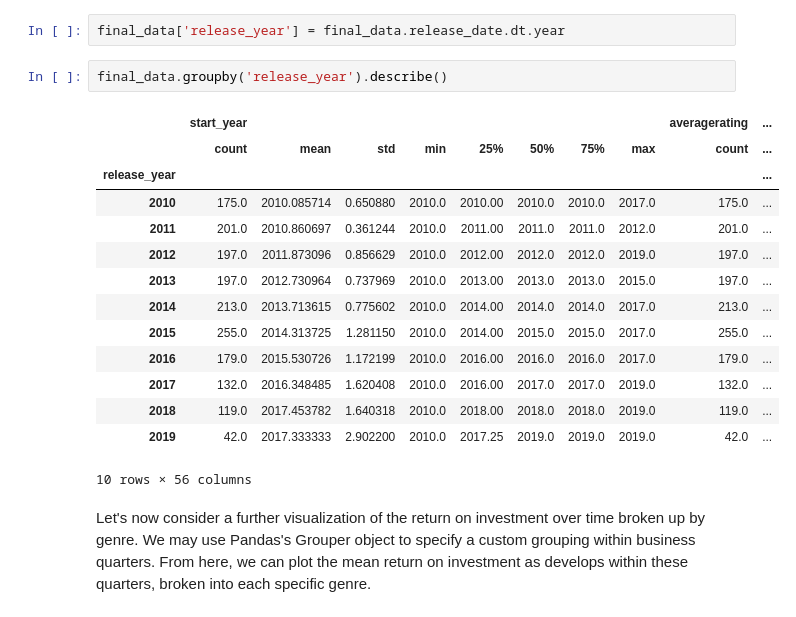
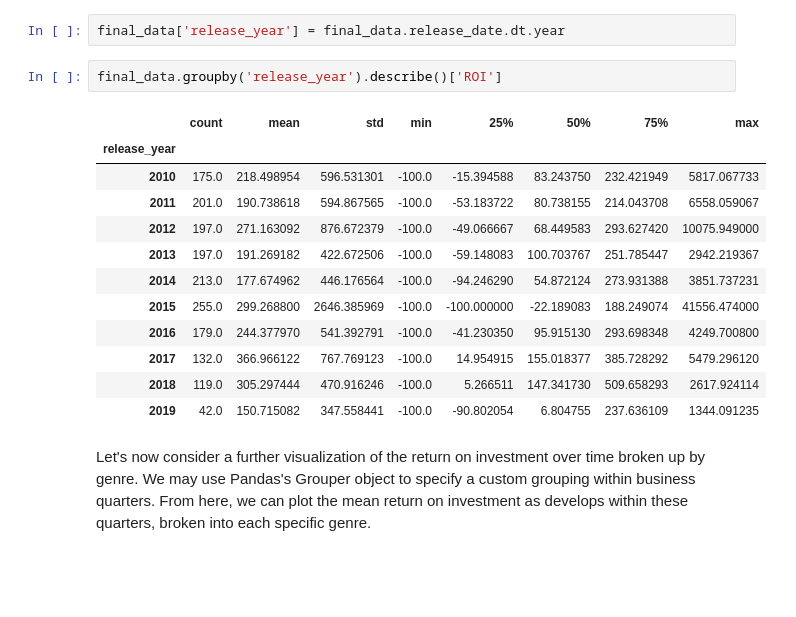
Before and after one commit to bbjornstad-flatiron/flatiron-mod1-project, a Jupyter notebook: data-analysis.ipynb, the cells around one changed output. Saved outputs shown, nothing was run; the diff lists cells and outputs as text; blank space fills up the shorter version.

```diff
--- a/data-analysis.ipynb
+++ b/data-analysis.ipynb
@@ -142,22 +116,20 @@ This data helps to illustrate a few facts. For one, there is no strong correlati
 # %%
 final_data['release_year'] = final_data.release_date.dt.year
 # %%
-final_data.groupby('release_year').describe()
+final_data.groupby('release_year').describe()['ROI']
 # %% [output]
-|  | start_year |  |  |  |  |  |  |  | averagerating | ... |
-|  | count | mean | std | min | 25% | 50% | 75% | max | count | ... |
-| release_year |  |  |  |  |  |  |  |  |  | ... |
-| 2010 | 175.0 | 2010.085714 | 0.650880 | 2010.0 | 2010.00 | 2010.0 | 2010.0 | 2017.0 | 175.0 | ... |
-| 2011 | 201.0 | 2010.860697 | 0.361244 | 2010.0 | 2011.00 | 2011.0 | 2011.0 | 2012.0 | 201.0 | ... |
-| 2012 | 197.0 | 2011.873096 | 0.856629 | 2010.0 | 2012.00 | 2012.0 | 2012.0 | 2019.0 | 197.0 | ... |
-| 2013 | 197.0 | 2012.730964 | 0.737969 | 2010.0 | 2013.00 | 2013.0 | 2013.0 | 2015.0 | 197.0 | ... |
-| 2014 | 213.0 | 2013.713615 | 0.775602 | 2010.0 | 2014.00 | 2014.0 | 2014.0 | 2017.0 | 213.0 | ... |
-| 2015 | 255.0 | 2014.313725 | 1.281150 | 2010.0 | 2014.00 | 2015.0 | 2015.0 | 2017.0 | 255.0 | ... |
-| 2016 | 179.0 | 2015.530726 | 1.172199 | 2010.0 | 2016.00 | 2016.0 | 2016.0 | 2017.0 | 179.0 | ... |
-| 2017 | 132.0 | 2016.348485 | 1.620408 | 2010.0 | 2016.00 | 2017.0 | 2017.0 | 2019.0 | 132.0 | ... |
-| 2018 | 119.0 | 2017.453782 | 1.640318 | 2010.0 | 2018.00 | 2018.0 | 2018.0 | 2019.0 | 119.0 | ... |
-| 2019 | 42.0 | 2017.333333 | 2.902200 | 2010.0 | 2017.25 | 2019.0 | 2019.0 | 2019.0 | 42.0 | ... |
+|  | count | mean | std | min | 25% | 50% | 75% | max |
+| release_year |  |  |  |  |  |  |  |  |
+| 2010 | 175.0 | 218.498954 | 596.531301 | -100.0 | -15.394588 | 83.243750 | 232.421949 | 5817.067733 |
+| 2011 | 201.0 | 190.738618 | 594.867565 | -100.0 | -53.183722 | 80.738155 | 214.043708 | 6558.059067 |
+| 2012 | 197.0 | 271.163092 | 876.672379 | -100.0 | -49.066667 | 68.449583 | 293.627420 | 10075.949000 |
+| 2013 | 197.0 | 191.269182 | 422.672506 | -100.0 | -59.148083 | 100.703767 | 251.785447 | 2942.219367 |
+| 2014 | 213.0 | 177.674962 | 446.176564 | -100.0 | -94.246290 | 54.872124 | 273.931388 | 3851.737231 |
+| 2015 | 255.0 | 299.268800 | 2646.385969 | -100.0 | -100.000000 | -22.189083 | 188.249074 | 41556.474000 |
+| 2016 | 179.0 | 244.377970 | 541.392791 | -100.0 | -41.230350 | 95.915130 | 293.698348 | 4249.700800 |
+| 2017 | 132.0 | 366.966122 | 767.769123 | -100.0 | 14.954915 | 155.018377 | 385.728292 | 5479.296120 |
+| 2018 | 119.0 | 305.297444 | 470.916246 | -100.0 | 5.266511 | 147.341730 | 509.658293 | 2617.924114 |
+| 2019 | 42.0 | 150.715082 | 347.558441 | -100.0 | -90.802054 | 6.804755 | 237.636109 | 1344.091235 |
-10 rows × 56 columns
 # %% [markdown]
 Let's now consider a further visualization of the return on investment over time broken up by genre. We may use Pandas's Grouper object to specify a custom grouping within business quarters. From here, we can plot the mean return on investment as develops within these quarters, broken into each specific genre.
 # %% [markdown]
```
Also changed, not shown: parts of 13 cells of this notebook, 7 other files.
